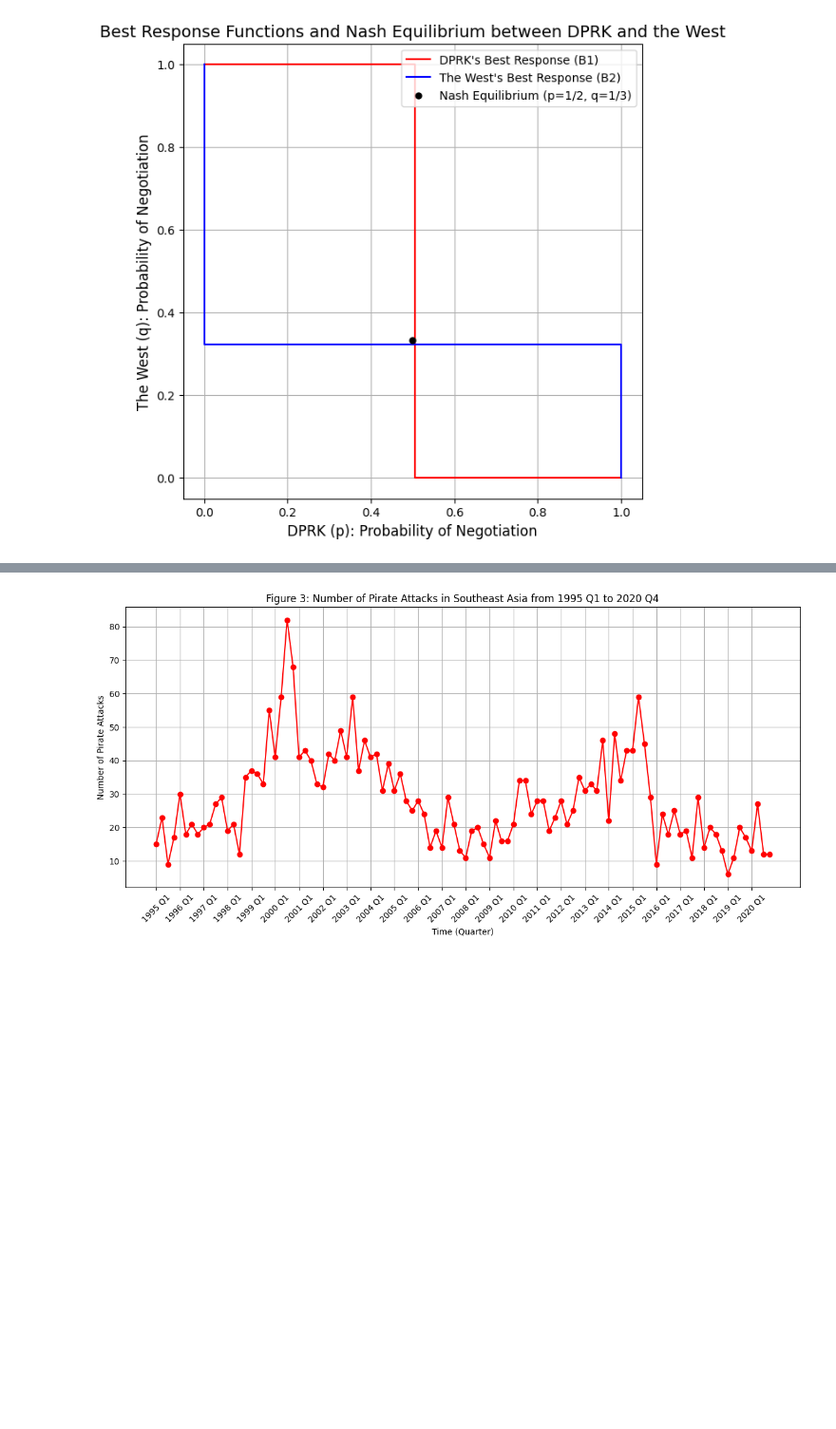
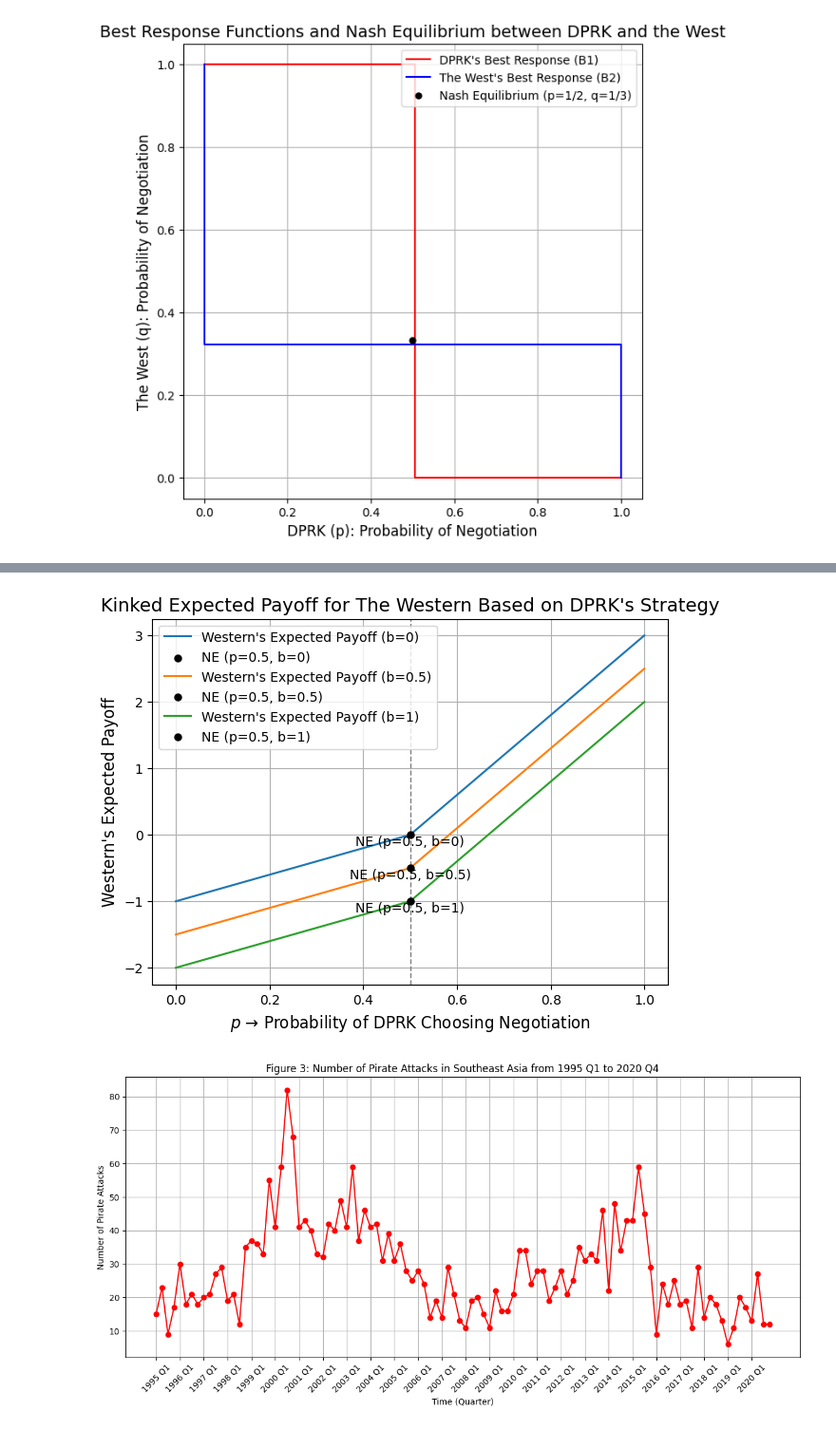
Before and after one commit to yuhengding1206/QM2-Group-Project-250120, a Jupyter notebook: QM2 group project.ipynb, the cells around one changed output, grey strips where cells are left out. Shown at 95% size. Drawn from its saved outputs; the diff is of its cells as text; code cells hidden in the pictures; blank space fills up the shorter version.

```diff
--- a/QM2 group project.ipynb
+++ b/QM2 group project.ipynb
@@ -186,3 +146,59 @@ plt.show()
+# %%
+import numpy as np
+import matplotlib.pyplot as plt
+
+# Define probability range for DPRK choosing Negotiation (p)
+p_values = np.linspace(0, 1, 100)
+
+# Define a list of b values
+b_values = [0, 0.5, 1]
+
+# Create the plot
+plt.figure(figsize=(7, 5))
+
+# Loop through b values and plot the kinked curve for each value
+for b in b_values:
+    # Define the two line segments for the expected payoff function
+    E_Western_left = 2 * p_values - 1 - b  # Left segment: y = 2p - 1 - b
+    E_Western_right = 6 * p_values - 3 - b  # Right segment: y = 6p - 3 - b
+
+    # Combine the two segments using np.where to create the kinked function
+    E_Western = np.where(p_values < 1/2, E_Western_left, E_Western_right)
+
+    # Plot the expected payoff function with a kink at p = 1/2
+    plt.plot(p_values, E_Western, label=f"Western's Expected Payoff (b={b})")
+
+    # Calculate and plot the Nash Equilibrium point for the current b value
+    # The correct equilibrium is at p = 1/2 (not influenced by b) but q will adjust
+    # Nash Equilibrium point for the current b value
+    p_eq = 1/2
+    q_eq = 1/3
+    # For Western expected payoff
+    # y = 2p -1 -b for p < 1/2
+    # y = 6p -3 -b for p >= 1/2
+    # At p = 1/2, they are the same:
+    # 2 * 1/2 - 1 - b = 6 * 1/2 -3 -b = -b
+    y_eq = 2 * p_eq -1 - b  # or 6 * p_eq -3 - b, they are the same.
+
+    # Plot the Nash Equilibrium point with a label
+    plt.scatter(p_eq, y_eq, color='black', s=25, zorder=3, label=f"NE (p={p_eq}, b={b})")
+    plt.text(p_eq, y_eq, f"NE (p={p_eq}, b={b})", ha='center', va='top', fontsize=10)
+
+
+# Dashed lines to indicate equilibrium reference
+plt.axvline(x=1/2, color='gray', linestyle='dashed', linewidth=1)  # Vertical line at p = 1/2
+
+# Axis labels and title
+plt.xlabel(r'$p$ → Probability of DPRK Choosing Negotiation', fontsize=12)
+plt.ylabel("Western's Expected Payoff", fontsize=12)
+plt.title("Kinked Expected Payoff for The Western Based on DPRK's Strategy", fontsize=14)
+
+# Show the plot
+plt.grid(True)
+plt.legend()
+plt.show()
+# %% [output]
+[figure, added]
 # %%
 # Southeast Asia Visualisation: (Confirmed)
 
```
Also changed, not shown: parts of 1 cell of this notebook.
